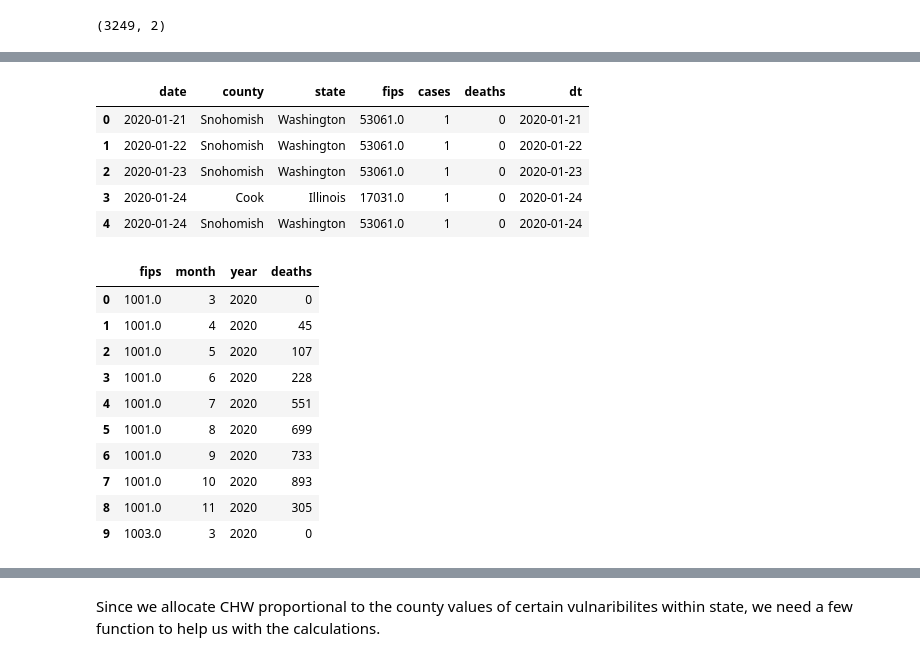
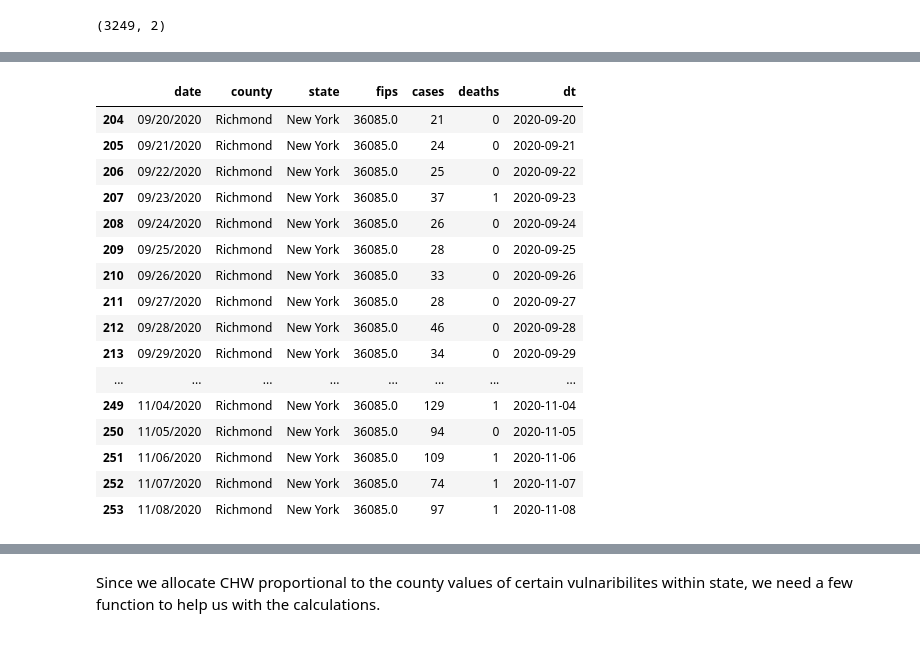
Before and after one commit to CenterForSpatialResearch/newpoliticsofcare_analysis, a Jupyter notebook: Community_Health_Workers_Proportional_Allocation.ipynb, the cells around one changed output, grey strips where cells are left out. Saved outputs shown, nothing was run; the diff lists cells and outputs as text; code cells hidden in the pictures.

```diff
--- a/Community_Health_Workers_Proportional_Allocation.ipynb
+++ b/Community_Health_Workers_Proportional_Allocation.ipynb
@@ -670,12 +688,23 @@ covid_last14_stats.head(5)
-# %%
-covid.head(5)
-# %% [output]
-|  | date | county | state | fips | cases | deaths | dt |
-| 0 | 2020-01-21 | Snohomish | Washington | 53061.0 | 1 | 0 | 2020-01-21 |
-| 1 | 2020-01-22 | Snohomish | Washington | 53061.0 | 1 | 0 | 2020-01-22 |
-| 2 | 2020-01-23 | Snohomish | Washington | 53061.0 | 1 | 0 | 2020-01-23 |
-| 3 | 2020-01-24 | Cook | Illinois | 17031.0 | 1 | 0 | 2020-01-24 |
-| 4 | 2020-01-24 | Snohomish | Washington | 53061.0 | 1 | 0 | 2020-01-24 |
+# %%
+covid.tail(50)
+# %% [output]
+|  | date | county | state | fips | cases | deaths | dt |
+| 204 | 09/20/2020 | Richmond | New York | 36085.0 | 21 | 0 | 2020-09-20 |
+| 205 | 09/21/2020 | Richmond | New York | 36085.0 | 24 | 0 | 2020-09-21 |
+| 206 | 09/22/2020 | Richmond | New York | 36085.0 | 25 | 0 | 2020-09-22 |
+| 207 | 09/23/2020 | Richmond | New York | 36085.0 | 37 | 1 | 2020-09-23 |
+| 208 | 09/24/2020 | Richmond | New York | 36085.0 | 26 | 0 | 2020-09-24 |
+| 209 | 09/25/2020 | Richmond | New York | 36085.0 | 28 | 0 | 2020-09-25 |
+| 210 | 09/26/2020 | Richmond | New York | 36085.0 | 33 | 0 | 2020-09-26 |
+| 211 | 09/27/2020 | Richmond | New York | 36085.0 | 28 | 0 | 2020-09-27 |
+| 212 | 09/28/2020 | Richmond | New York | 36085.0 | 46 | 0 | 2020-09-28 |
+| 213 | 09/29/2020 | Richmond | New York | 36085.0 | 34 | 0 | 2020-09-29 |
+| ... | ... | ... | ... | ... | ... | ... | ... |
+| 249 | 11/04/2020 | Richmond | New York | 36085.0 | 129 | 1 | 2020-11-04 |
+| 250 | 11/05/2020 | Richmond | New York | 36085.0 | 94 | 0 | 2020-11-05 |
+| 251 | 11/06/2020 | Richmond | New York | 36085.0 | 109 | 1 | 2020-11-06 |
+| 252 | 11/07/2020 | Richmond | New York | 36085.0 | 74 | 1 | 2020-11-07 |
+| 253 | 11/08/2020 | Richmond | New York | 36085.0 | 97 | 1 | 2020-11-08 |
 # %%
 ## group by FIPS to get case load and follow up demand values for each county
 #covid_death = covid.groupby(['fips'])['deaths'].sum().reset_index(name ='total_deaths')
@@ -685,24 +714,12 @@ covid.head(5)
 covid['month'] = pd.to_datetime(covid['date'])
 covid['year'] = pd.to_datetime(covid['date'])
 # %%
-covid_last14_stats_montly = covid.groupby(['fips', covid.month.dt.month, covid.year.dt.year])['deaths'].sum().reset_index()
+#covid_last14_stats_montly = covid.groupby(['fips', covid.month.dt.month, covid.year.dt.year])['deaths'].sum().reset_index()
 
 #covid_last14_stats_montly['cumulative_death'] = covid_last14_stats_montly.groupby(['fips'])['deaths'].cumsum(axis = 0)
 #covid_last14_stats_montly = covid_last14_stats_montly.groupby(['fips', covid_last14_stats_montly.month,  covid_last14_stats_montly.year])['deaths'].cumsum()
 
-covid_last14_stats_montly.head(10)
+#covid_last14_stats_montly.head(10)
-# %% [output]
-|  | fips | month | year | deaths |
-| 0 | 1001.0 | 3 | 2020 | 0 |
-| 1 | 1001.0 | 4 | 2020 | 45 |
-| 2 | 1001.0 | 5 | 2020 | 107 |
-| 3 | 1001.0 | 6 | 2020 | 228 |
-| 4 | 1001.0 | 7 | 2020 | 551 |
-| 5 | 1001.0 | 8 | 2020 | 699 |
-| 6 | 1001.0 | 9 | 2020 | 733 |
-| 7 | 1001.0 | 10 | 2020 | 893 |
-| 8 | 1001.0 | 11 | 2020 | 305 |
-| 9 | 1003.0 | 3 | 2020 | 0 |
 # %%
 # adding population information from CDC svi dataset
 covid_last14_stats = covid_last14_stats.reset_index()
```
Also changed, not shown: parts of 24 cells of this notebook, 4 other files.
